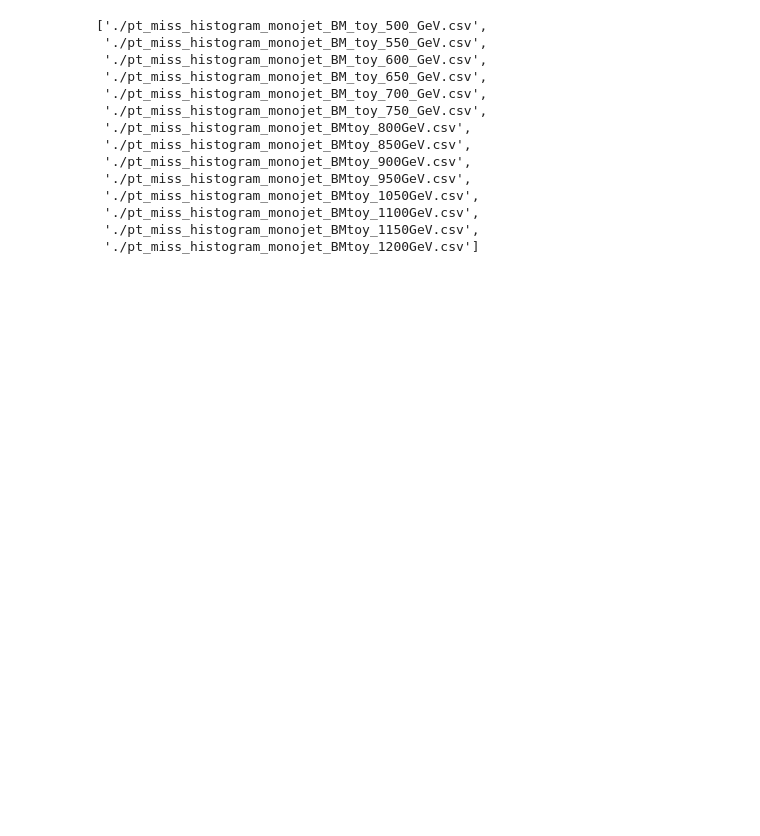
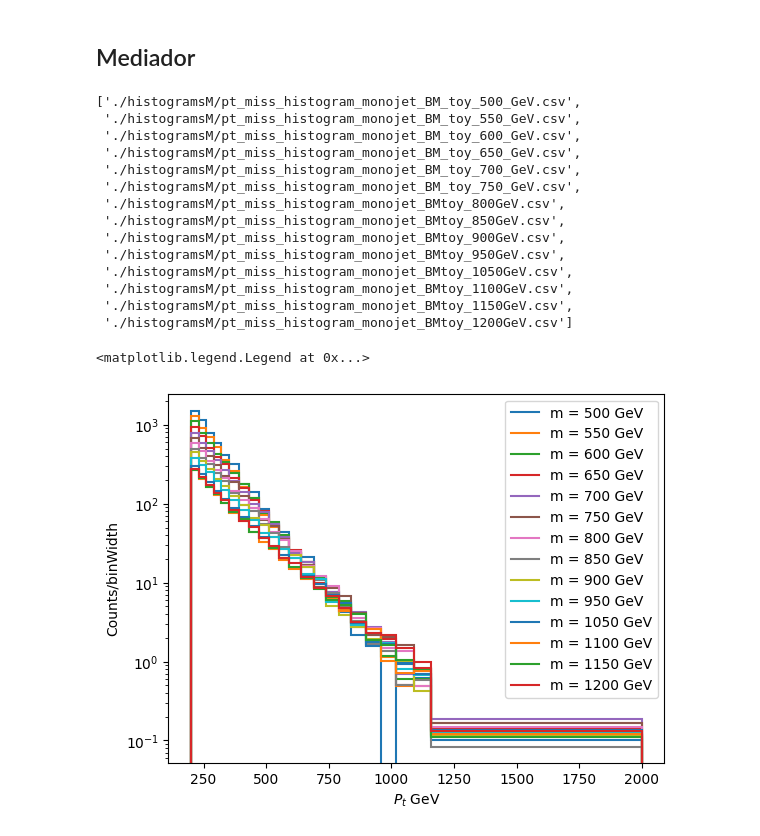
Before and after one commit to josuejaramillo/MateriaOscura_UdeA, a Jupyter notebook: Calculo_Parametros/Mass_Scan/massScan.ipynb, the cells around one changed output. Saved outputs shown, nothing was run; the diff lists cells and outputs as text; code cells hidden in the pictures; blank space fills up the shorter version.

```diff
--- a/Calculo_Parametros/Mass_Scan/massScan.ipynb
+++ b/Calculo_Parametros/Mass_Scan/massScan.ipynb
@@ -10,21 +11,43 @@ import glob
+# %% [markdown]
+## Mediador
 # %%
-signalList = sorted(glob.glob("./pt*.csv"))[:6] + sorted(glob.glob("./pt*.csv"))[10:14] + sorted(glob.glob("./pt*.csv"))[6:10]
+signalList = sorted(glob.glob("./histogramsM/pt*.csv"))[:6] + sorted(glob.glob("./histogramsM/pt*.csv"))[10:14] + sorted(glob.glob("./histogramsM/pt*.csv"))[6:10]
 signalList
 # %% [output]
-['./pt_miss_histogram_monojet_BM_toy_500_GeV.csv',
- './pt_miss_histogram_monojet_BM_toy_550_GeV.csv',
- './pt_miss_histogram_monojet_BM_toy_600_GeV.csv',
- './pt_miss_histogram_monojet_BM_toy_650_GeV.csv',
- './pt_miss_histogram_monojet_BM_toy_700_GeV.csv',
- './pt_miss_histogram_monojet_BM_toy_750_GeV.csv',
- './pt_miss_histogram_monojet_BMtoy_800GeV.csv',
- './pt_miss_histogram_monojet_BMtoy_850GeV.csv',
- './pt_miss_histogram_monojet_BMtoy_900GeV.csv',
- './pt_miss_histogram_monojet_BMtoy_950GeV.csv',
- './pt_miss_histogram_monojet_BMtoy_1050GeV.csv',
- './pt_miss_histogram_monojet_BMtoy_1100GeV.csv',
- './pt_miss_histogram_monojet_BMtoy_1150GeV.csv',
- './pt_miss_histogram_monojet_BMtoy_1200GeV.csv']
+['./histogramsM/pt_miss_histogram_monojet_BM_toy_500_GeV.csv',
+ './histogramsM/pt_miss_histogram_monojet_BM_toy_550_GeV.csv',
+ './histogramsM/pt_miss_histogram_monojet_BM_toy_600_GeV.csv',
+ './histogramsM/pt_miss_histogram_monojet_BM_toy_650_GeV.csv',
+ './histogramsM/pt_miss_histogram_monojet_BM_toy_700_GeV.csv',
+ './histogramsM/pt_miss_histogram_monojet_BM_toy_750_GeV.csv',
+ './histogramsM/pt_miss_histogram_monojet_BMtoy_800GeV.csv',
+ './histogramsM/pt_miss_histogram_monojet_BMtoy_850GeV.csv',
+ './histogramsM/pt_miss_histogram_monojet_BMtoy_900GeV.csv',
+ './histogramsM/pt_miss_histogram_monojet_BMtoy_950GeV.csv',
+ './histogramsM/pt_miss_histogram_monojet_BMtoy_1050GeV.csv',
+ './histogramsM/pt_miss_histogram_monojet_BMtoy_1100GeV.csv',
+ './histogramsM/pt_miss_histogram_monojet_BMtoy_1150GeV.csv',
+ './histogramsM/pt_miss_histogram_monojet_BMtoy_1200GeV.csv']
+# %%
+m = 500
+for sig in signalList:
+    mass = pd.read_csv(sig)
+    bins = np.concatenate((mass["bins_lower"], np.asarray([2000])))
+    counts = mass["counts"]#/sum(mass["counts"])
+
+    if m == 1000:
+        m = 1050
+
+    mp.histplot(counts, bins, label="m = {} GeV".format(m), binwnorm = True )
+    m += 50
+
+plt.yscale("log")
+plt.ylabel("Counts/binWidth")
+plt.xlabel("$P_t$ GeV")
+plt.legend()
+# %% [output]
+<matplotlib.legend.Legend at 0x...>
+[figure, added]
 # %%
 MJData = pd.read_csv("MJData.csv")
 MJ_bkg = MJData["MJ_bkg"]
```
Also changed, not shown: parts of 10 cells of this notebook, 19 other files.
